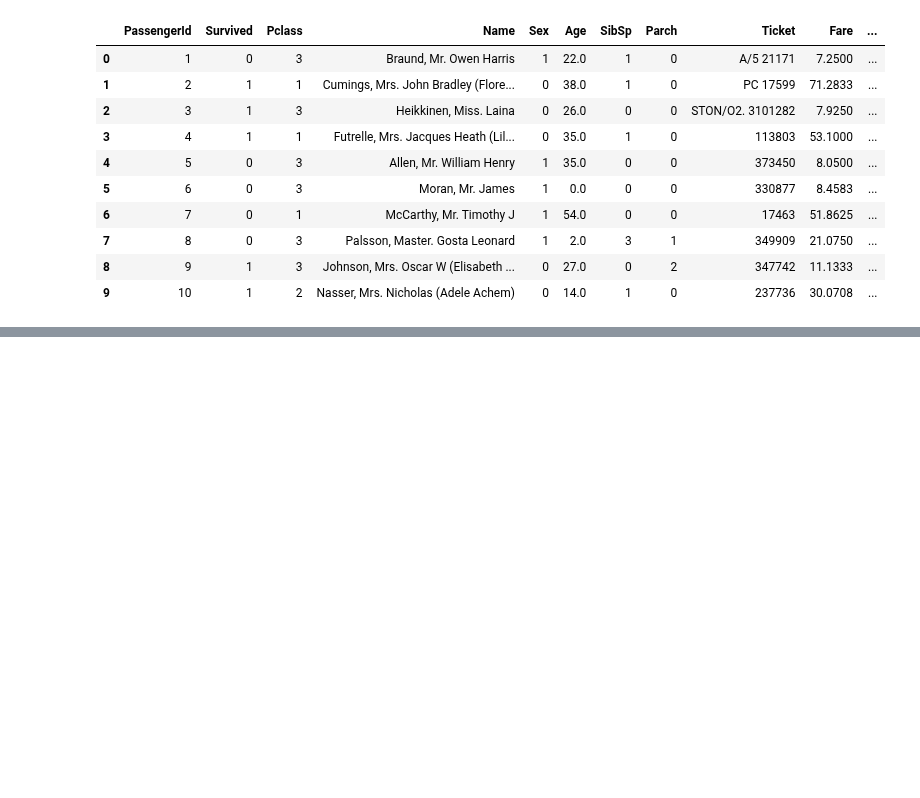
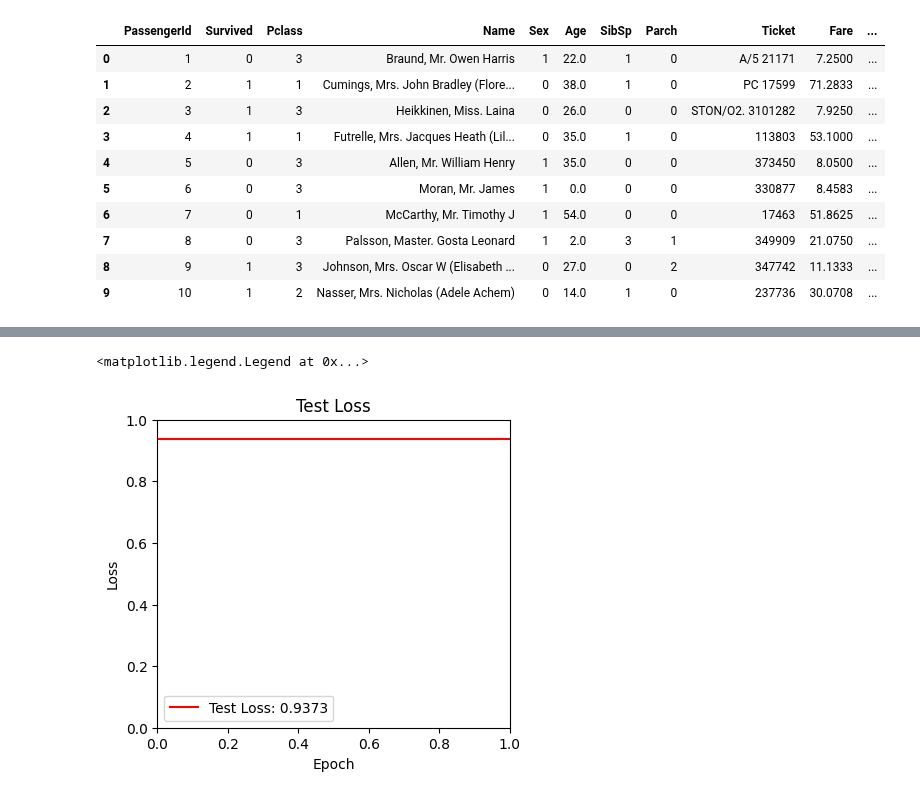
Before and after one commit to farhadspy/Machine-Learning, a Jupyter notebook: Titanic.ipynb, the cells around one changed output, grey strips where cells are left out. Drawn from its saved outputs; the diff is of its cells as text; code cells hidden in the pictures; blank space fills up the shorter version.

```diff
--- a/Titanic.ipynb
+++ b/Titanic.ipynb
@@ -88,0 +95,6 @@ plt.show()
+# %%
+# لود و پیش‌پردازش داده‌های تست
+data_test = pd.read_csv("C:/Users/Farhad/Desktop/python/Machine_Learning/test_Titanic.csv")
+data_test.replace(["female", "male"], [0, 1], inplace=True)
+data_test.fillna(0, inplace=True)
+X_test = np.array(data_test[["Pclass", "Sex", "Age", "SibSp", "Parch", "Fare"]])
@@ -88,0 +107,4 @@ plt.show()
+# %%
+Y_test = np.array(data_test["Survived"])
+test_loss, test_accuracy = model.evaluate(X_test, Y_test)
+print(f"Test accuracy: {test_accuracy:.4f}")
@@ -88,0 +114,12 @@ plt.show()
+# %%
+plt.figure(figsize=(10, 4))
+
+plt.subplot(1, 2, 1)
+plt.axhline(y=test_loss, color='r', label=f'Test Loss: {test_loss:.4f}')
+plt.title('Test Loss')
+plt.xlabel('Epoch')
+plt.ylabel('Loss')
+plt.legend()
+# %% [output]
+<matplotlib.legend.Legend at 0x...>
+[figure, added]
```
Also changed, not shown: parts of 11 cells of this notebook.
